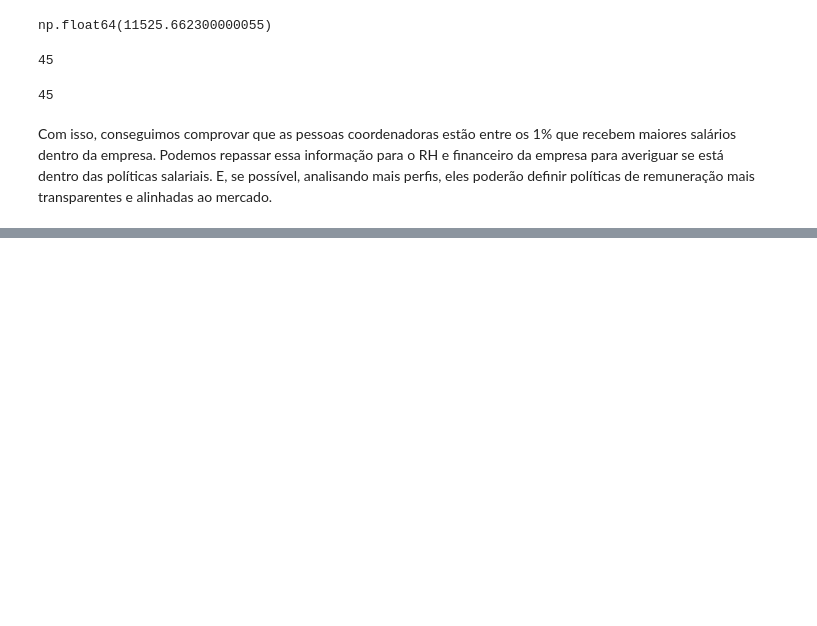
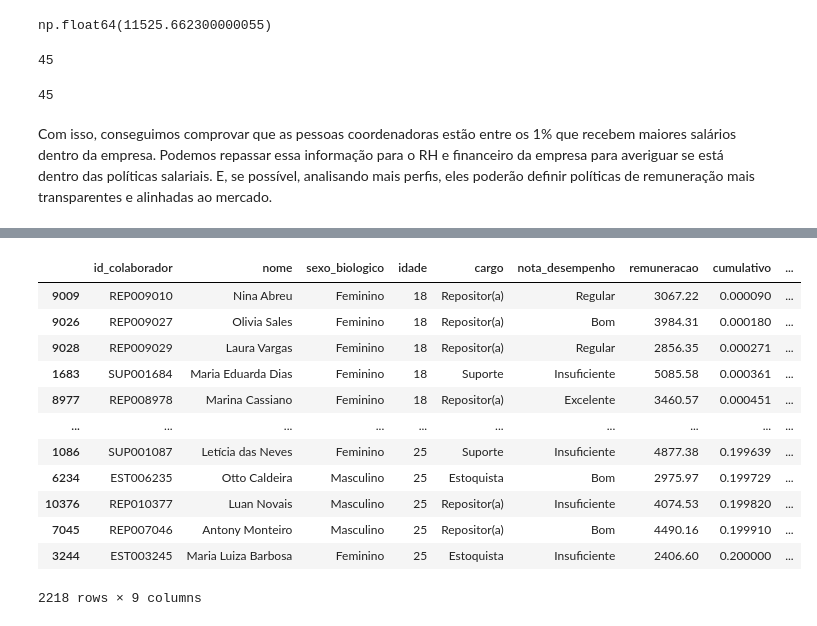
Before and after one commit to biellrodri/data-science-alura, a Jupyter notebook: formacao-estatistica-ML/projeto_consultoria.ipynb, the cells around one changed output, grey strips where cells are left out. Cells and saved outputs as stored; diff of their text form; code cells hidden in the pictures; blank space fills up the shorter version.

```diff
--- a/formacao-estatistica-ML/projeto_consultoria.ipynb
+++ b/formacao-estatistica-ML/projeto_consultoria.ipynb
@@ -1001,0 +1063,18 @@ Podemos repassar essa informação para o RH e financeiro da empresa para averig
+# %%
+#filtrando os dados
+idades_qualificados = idades_classificacao[idades_classificacao['qualificado'] == True]
+idades_qualificados
+# %% [output]
+|  | id_colaborador | nome | sexo_biologico | idade | cargo | nota_desempenho | remuneracao | cumulativo | ... |
+| 9009 | REP009010 | Nina Abreu | Feminino | 18 | Repositor(a) | Regular | 3067.22 | 0.000090 | ... |
+| 9026 | REP009027 | Olivia Sales | Feminino | 18 | Repositor(a) | Bom | 3984.31 | 0.000180 | ... |
+| 9028 | REP009029 | Laura Vargas | Feminino | 18 | Repositor(a) | Regular | 2856.35 | 0.000271 | ... |
+| 1683 | SUP001684 | Maria Eduarda Dias | Feminino | 18 | Suporte | Insuficiente | 5085.58 | 0.000361 | ... |
+| 8977 | REP008978 | Marina Cassiano | Feminino | 18 | Repositor(a) | Excelente | 3460.57 | 0.000451 | ... |
+| ... | ... | ... | ... | ... | ... | ... | ... | ... | ... |
+| 1086 | SUP001087 | Letícia das Neves | Feminino | 25 | Suporte | Insuficiente | 4877.38 | 0.199639 | ... |
+| 6234 | EST006235 | Otto Caldeira | Masculino | 25 | Estoquista | Bom | 2975.97 | 0.199729 | ... |
+| 10376 | REP010377 | Luan Novais | Masculino | 25 | Repositor(a) | Insuficiente | 4074.53 | 0.199820 | ... |
+| 7045 | REP007046 | Antony Monteiro | Masculino | 25 | Repositor(a) | Bom | 4490.16 | 0.199910 | ... |
+| 3244 | EST003245 | Maria Luiza Barbosa | Feminino | 25 | Estoquista | Insuficiente | 2406.60 | 0.200000 | ... |
+2218 rows × 9 columns
```
Also changed, not shown: parts of 8 cells of this notebook.
